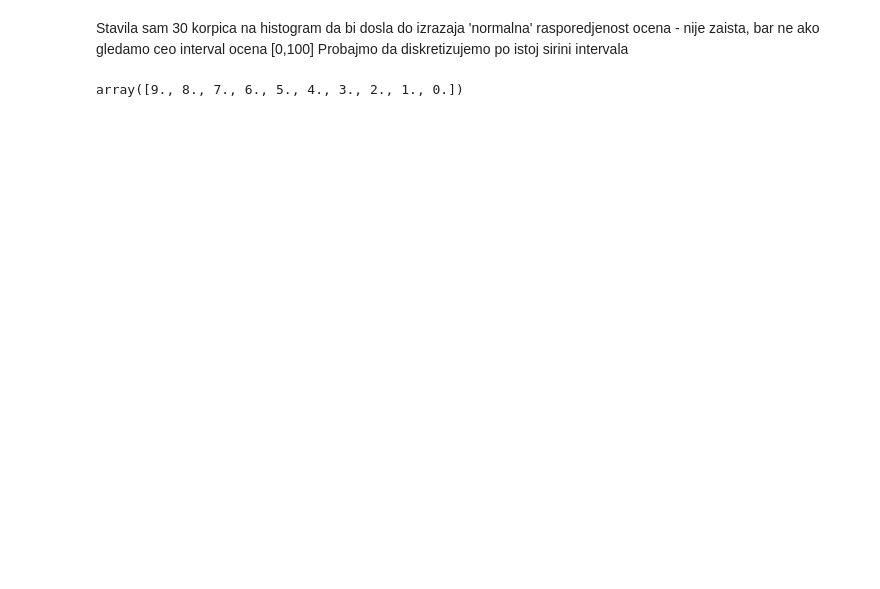
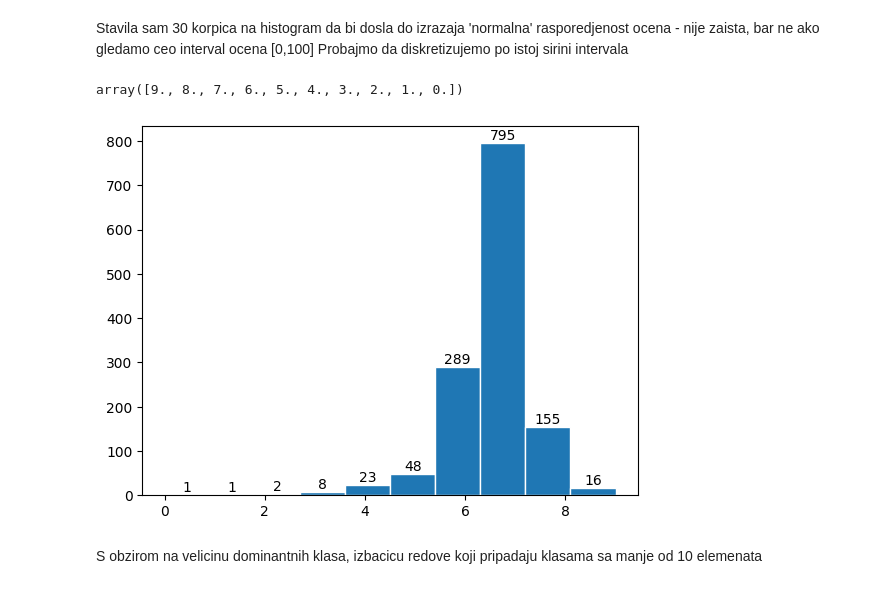
Before and after one commit to MATF-istrazivanje-podataka-1/2023_Data_Mining_Coffee_Quality_Dataset, a Jupyter notebook: Analiza_I_Pretprocesiranje.ipynb, the cells around one changed output. Drawn from its saved outputs; the diff is of its cells as text; code cells hidden in the pictures; blank space fills up the shorter version.

```diff
--- a/Analiza_I_Pretprocesiranje.ipynb
+++ b/Analiza_I_Pretprocesiranje.ipynb
@@ -322,3 +371,17 @@ coffee_subset['Total.Cup.Points']=Points
 coffee_subset['Total.Cup.Points'].unique()
 # %% [output]
 array([9., 8., 7., 6., 5., 4., 3., 2., 1., 0.])
+# %%
+#kod preuzet iz materijala za vezbe
+freq, bins, _ = plt.hist(coffee_subset['Total.Cup.Points'],edgecolor='white', bins=10)
+
+bin_centers=np.diff(bins)*0.5+bins[:-1]
+for fr, x in zip(freq,bin_centers):
+    height=int(fr)
+    plt.annotate("{}".format(height),xy=(x,height),xytext = (0,0.2),textcoords = "offset points", ha = 'center', va = 'bottom')
+
+plt.show()
+# %% [output]
+[figure, added]
+# %% [markdown]
+S obzirom na velicinu dominantnih klasa, izbacicu redove koji pripadaju klasama sa manje od 10 elemenata
```
Also changed, not shown: parts of 12 cells of this notebook, 4 other files.
